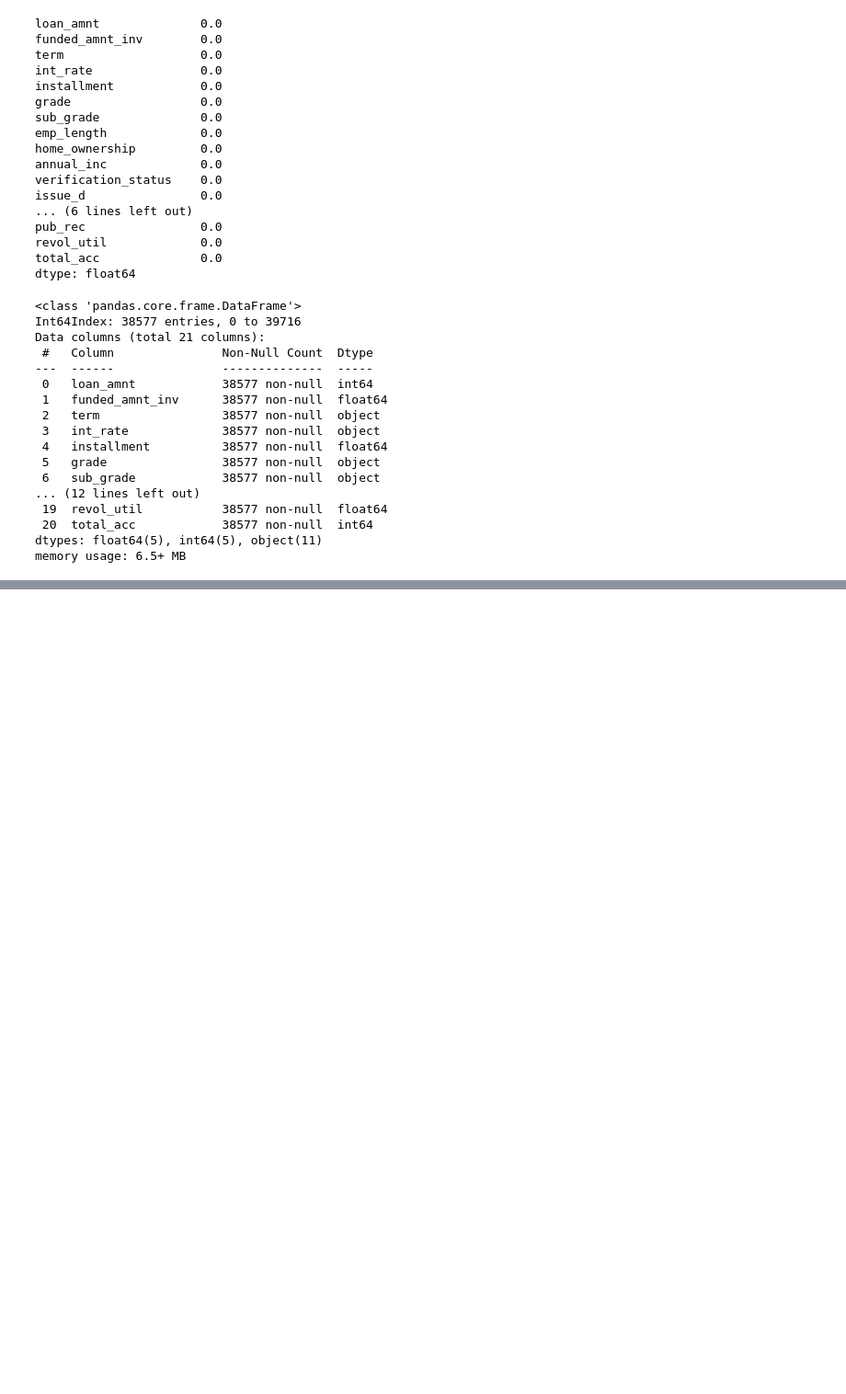
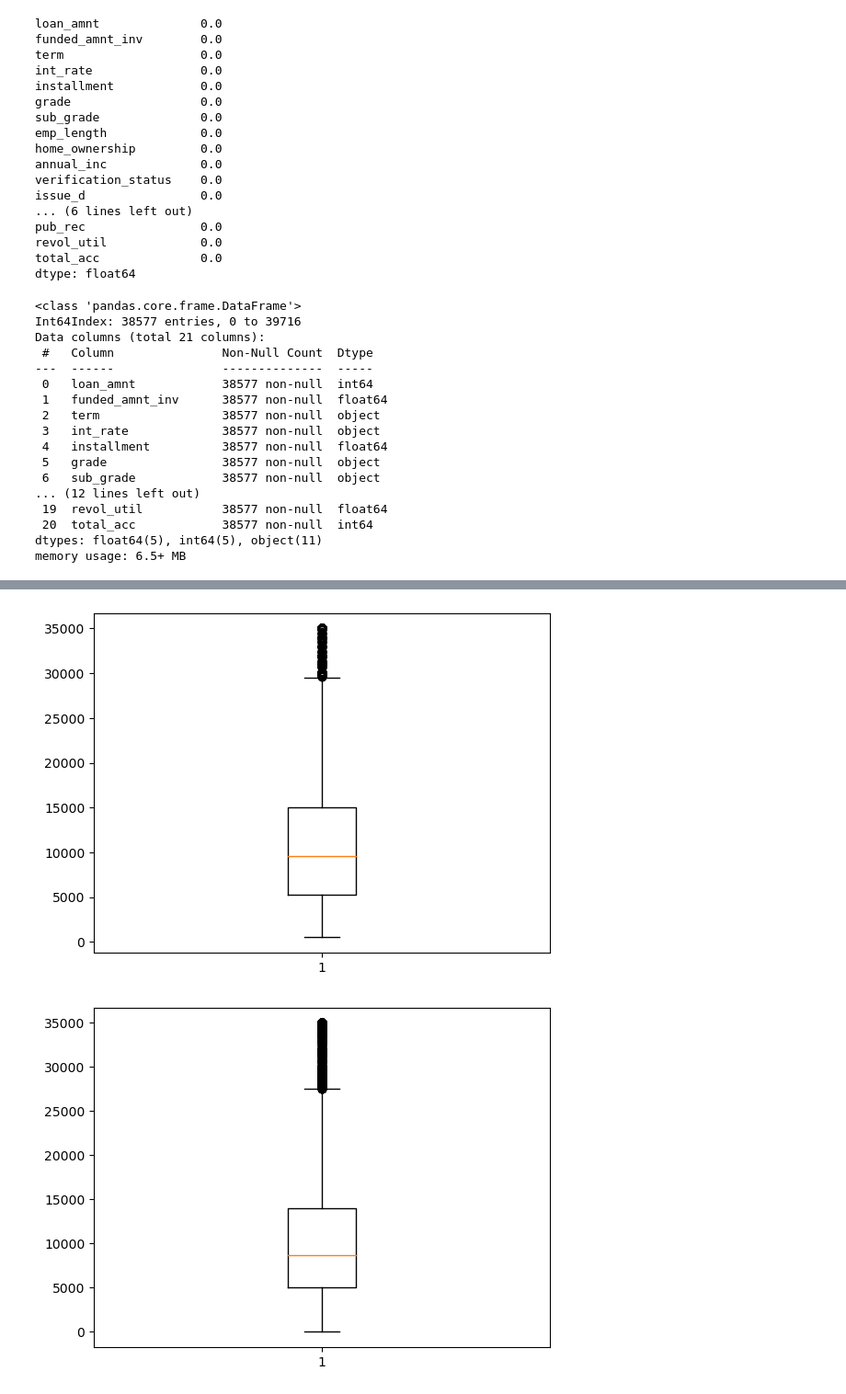
Before and after one commit to sandeepkumar15140/Group_Facilitator_Name, a Jupyter notebook: Group_Facilitator_Name.ipynb, the cells around one changed output, grey strips where cells are left out. Shown at 92% size. Cells and saved outputs as stored; diff of their text form; code cells hidden in the pictures; blank space fills up the shorter version.

Commit message:
Adding graphs for the visualization

```diff
--- a/Group_Facilitator_Name.ipynb
+++ b/Group_Facilitator_Name.ipynb
@@ -403,0 +390,2 @@ data[['emp_length'] ]
+# %%
+data['int_rate'] = data['int_rate'].apply(lambda x: float(str(x).replace('%','')) )
@@ -403,0 +404,5 @@ data[['emp_length'] ]
+# %%
+cat_vars = data[['term', 'grade', 'sub_grade', 'home_ownership', 'loan_status','purpose']]
+cont_vars = data[['loan_amnt', 'funded_amnt_inv', 'int_rate', 'installment', 'emp_length', 'annual_inc',
+                 'dti','inq_last_6mths','open_acc', 'pub_rec', 'revol_util', 'total_acc' ]]
+other_vars = data[['issue_d', 'earliest_cr_line']]
@@ -403,0 +432,9 @@ data[['emp_length'] ]
+# %%
+data['emp_length']= pd.to_numeric(data['emp_length'])
+# %%
+for i in cont_vars:
+    plt.boxplot(data[i])
+    plt.show()
+# %% [output]
+[figure, added]
+[figure, added]
```
Also changed, not shown: parts of 12 cells of this notebook.
